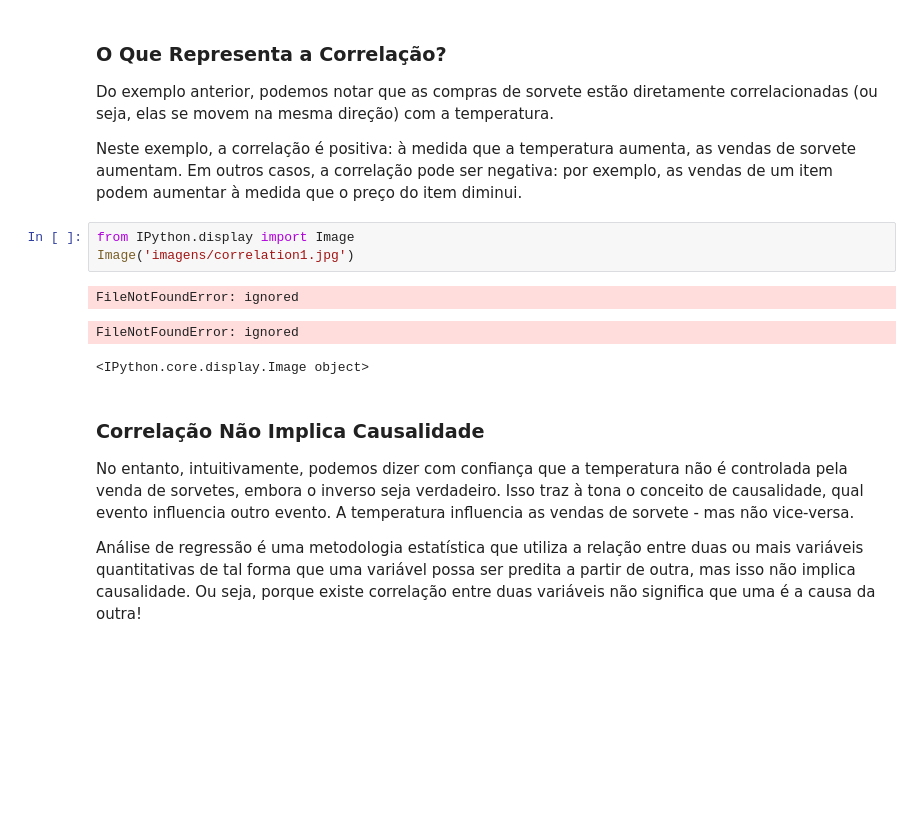
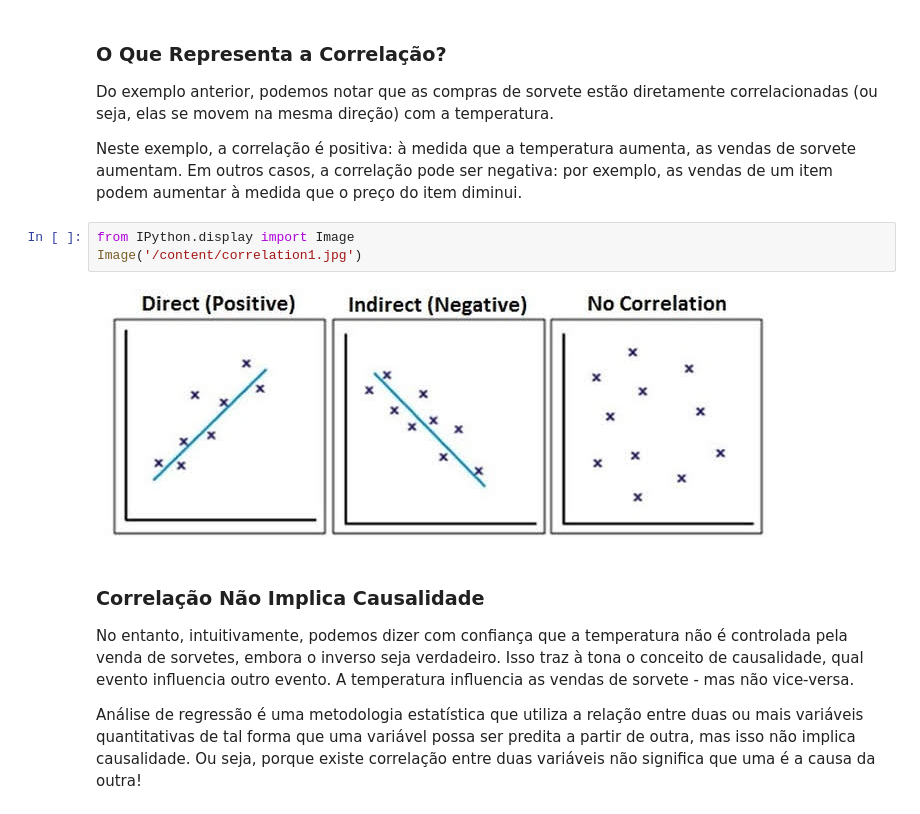
Before and after one commit to renatamontanhana/-regressao-linear-simples-ML, a Jupyter notebook: M5A11_Regressão.ipynb, the cells around one changed output. Cells and saved outputs as stored; diff of their text form; blank space fills up the shorter version.

```diff
--- a/M5A11_Regressão.ipynb
+++ b/M5A11_Regressão.ipynb
@@ -204,11 +200,9 @@ Do exemplo anterior, podemos notar que as compras de sorvete estão diretamente
 Neste exemplo, a correlação é positiva: à medida que a temperatura aumenta, as vendas de sorvete aumentam. Em outros casos, a correlação pode ser negativa: por exemplo, as vendas de um item podem aumentar à medida que o preço do item diminui.
 # %%
 from IPython.display import Image
-Image('imagens/correlation1.jpg')
+Image('/content/correlation1.jpg')
 # %% [output]
-FileNotFoundError: ignored
-FileNotFoundError: ignored
-<IPython.core.display.Image object>
+[figure, added]
 # %% [markdown]
 ### Correlação Não Implica Causalidade
 
```
Also changed, not shown: parts of 5 cells of this notebook.
